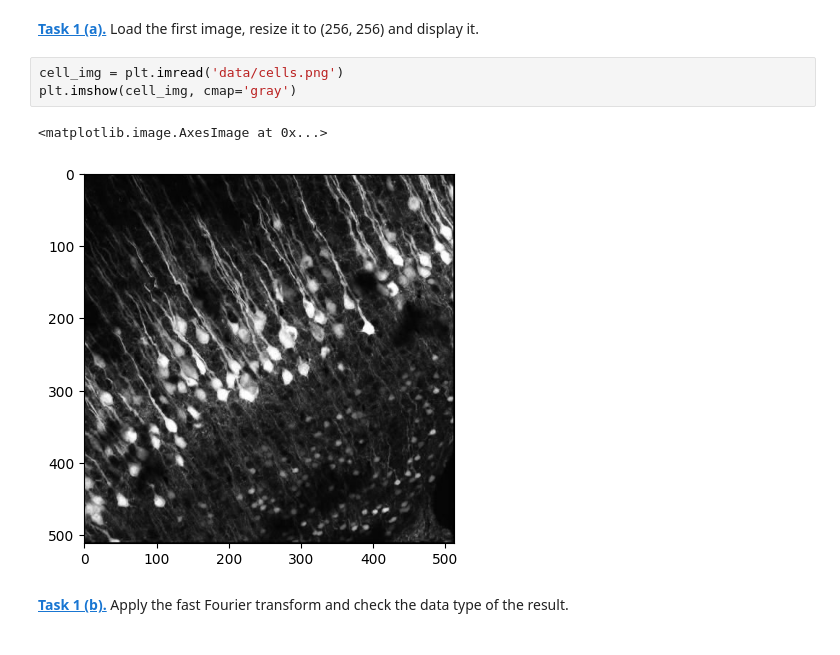
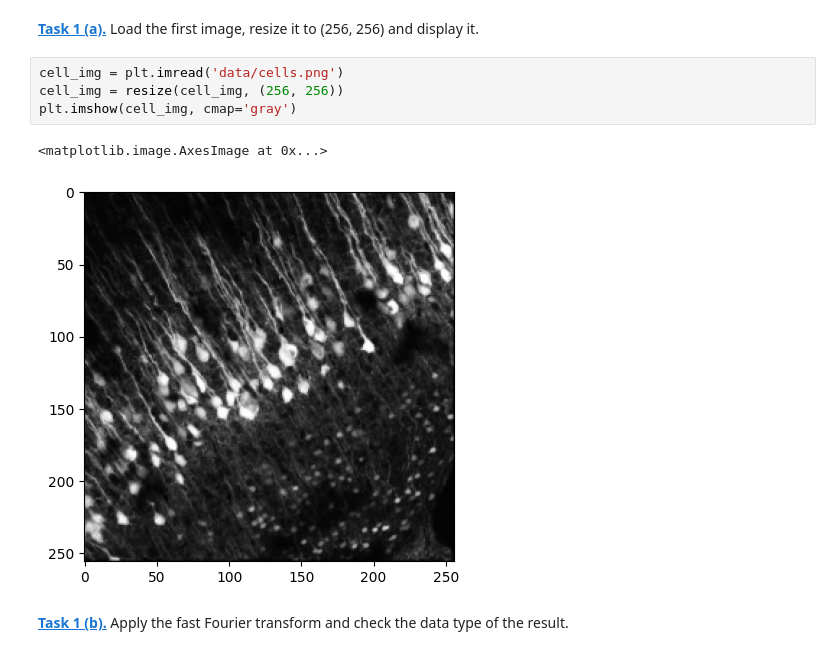
Before and after one commit to DavidDulkies31/mobi-fs5-python, a Jupyter notebook: fourier.ipynb, the cells around one changed output. Cells and saved outputs as stored; diff of their text form.

```diff
--- a/fourier.ipynb
+++ b/fourier.ipynb
@@ -9,10 +9,11 @@ from skimage.transform import resize
 **[Task 1 (a).]()** Load the first image, resize it to (256, 256) and display it.
 # %%
 cell_img = plt.imread('data/cells.png')
+cell_img = resize(cell_img, (256, 256))
 plt.imshow(cell_img, cmap='gray')
 # %% [output]
 <matplotlib.image.AxesImage at 0x...>
-[figure, old version]
+[figure, new version]
 # %% [markdown]
 **[Task 1 (b).]()** Apply the fast Fourier transform and check the data type of the result.
 # %%
```
Also changed, not shown: parts of 8 cells of this notebook.
